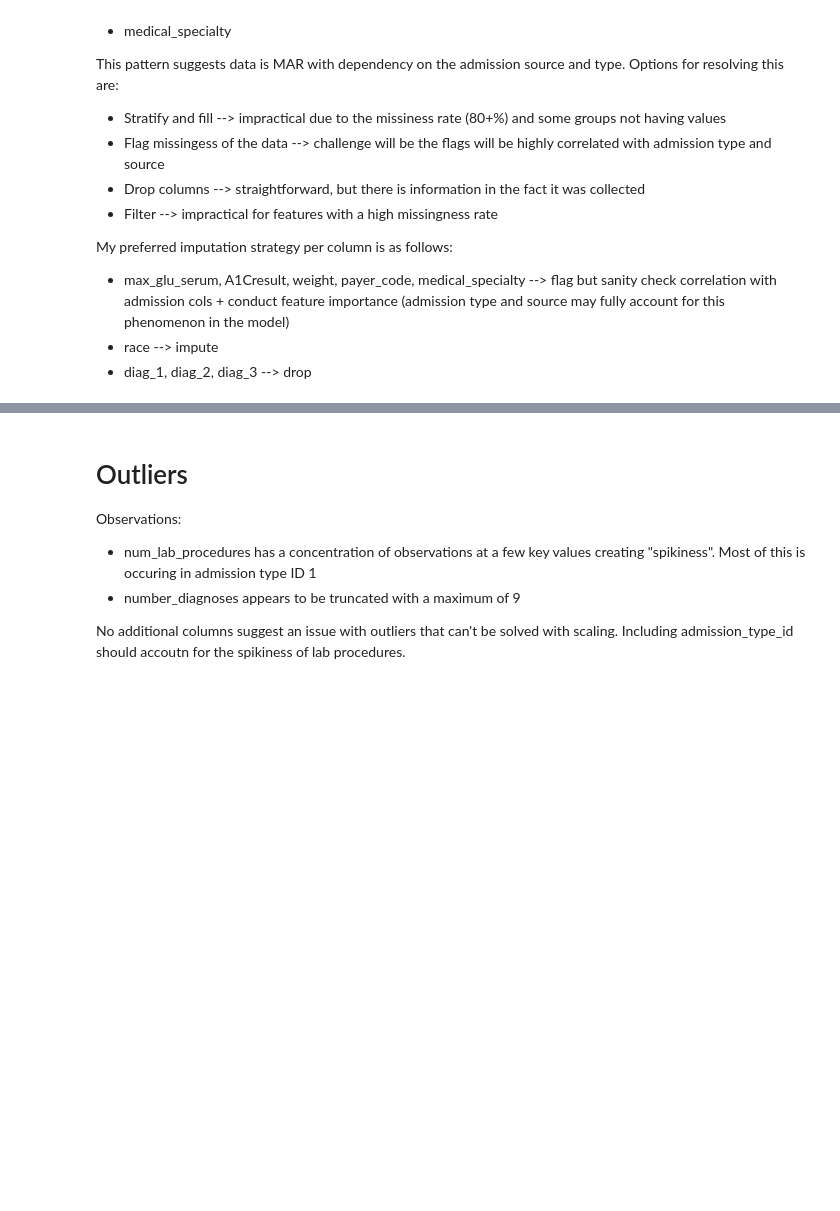
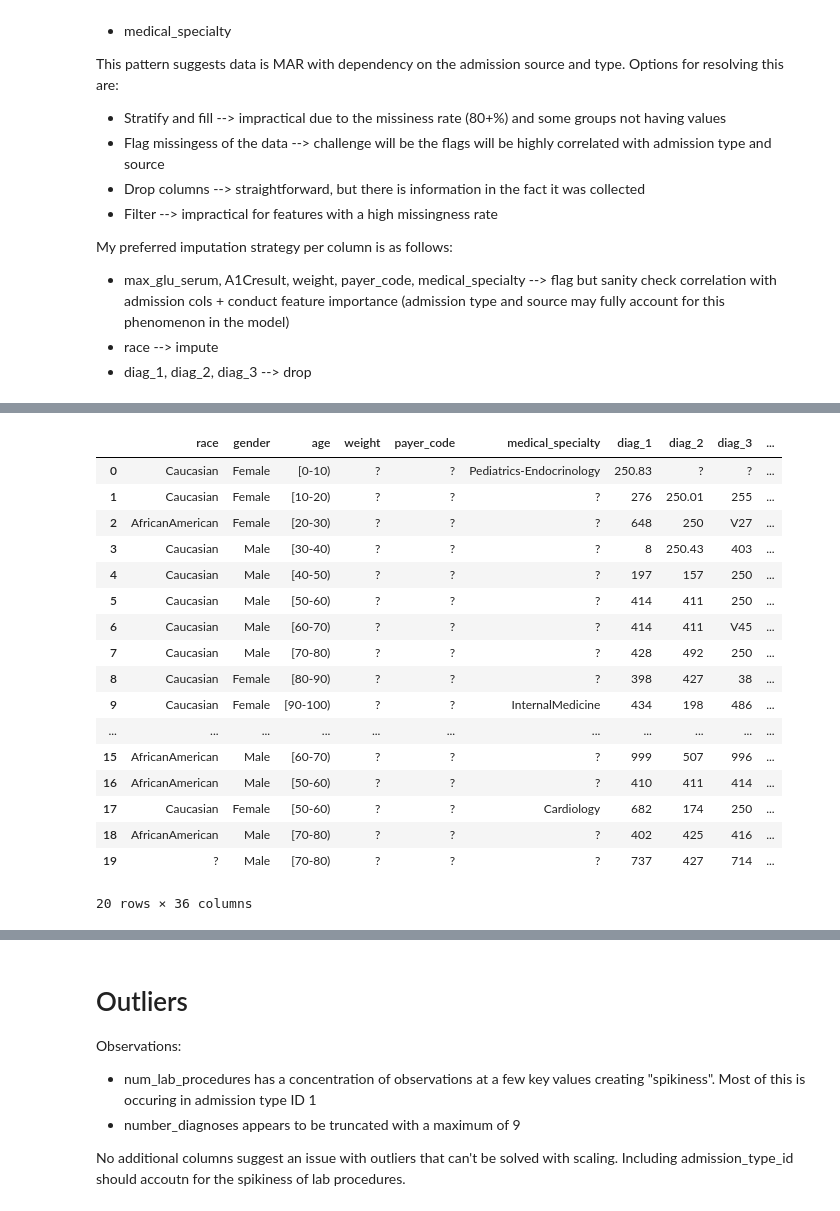
Before and after one commit to SJBales/Diabetes, a Jupyter notebook: notebooks/EDA.ipynb, the cells around one changed output, grey strips where cells are left out. Drawn from its saved outputs; the diff is of its cells as text; code cells hidden in the pictures; blank space fills up the shorter version.

```diff
--- a/notebooks/EDA.ipynb
+++ b/notebooks/EDA.ipynb
@@ -91,0 +316,21 @@ pd.crosstab(features['admission_source_id'], features['medical_specialty']).appl
+# %%
+features.select_dtypes(include=['object', 'category']).head(n=20)
+# %% [output]
+|  | race | gender | age | weight | payer_code | medical_specialty | diag_1 | diag_2 | diag_3 | ... |
+| 0 | Caucasian | Female | [0-10) | ? | ? | Pediatrics-Endocrinology | 250.83 | ? | ? | ... |
+| 1 | Caucasian | Female | [10-20) | ? | ? | ? | 276 | 250.01 | 255 | ... |
+| 2 | AfricanAmerican | Female | [20-30) | ? | ? | ? | 648 | 250 | V27 | ... |
+| 3 | Caucasian | Male | [30-40) | ? | ? | ? | 8 | 250.43 | 403 | ... |
+| 4 | Caucasian | Male | [40-50) | ? | ? | ? | 197 | 157 | 250 | ... |
+| 5 | Caucasian | Male | [50-60) | ? | ? | ? | 414 | 411 | 250 | ... |
+| 6 | Caucasian | Male | [60-70) | ? | ? | ? | 414 | 411 | V45 | ... |
+| 7 | Caucasian | Male | [70-80) | ? | ? | ? | 428 | 492 | 250 | ... |
+| 8 | Caucasian | Female | [80-90) | ? | ? | ? | 398 | 427 | 38 | ... |
+| 9 | Caucasian | Female | [90-100) | ? | ? | InternalMedicine | 434 | 198 | 486 | ... |
+| ... | ... | ... | ... | ... | ... | ... | ... | ... | ... | ... |
+| 15 | AfricanAmerican | Male | [60-70) | ? | ? | ? | 999 | 507 | 996 | ... |
+| 16 | AfricanAmerican | Male | [50-60) | ? | ? | ? | 410 | 411 | 414 | ... |
+| 17 | Caucasian | Female | [50-60) | ? | ? | Cardiology | 682 | 174 | 250 | ... |
+| 18 | AfricanAmerican | Male | [70-80) | ? | ? | ? | 402 | 425 | 416 | ... |
+| 19 | ? | Male | [70-80) | ? | ? | ? | 737 | 427 | 714 | ... |
+20 rows × 36 columns
```
Also changed, not shown: parts of 23 cells of this notebook.
